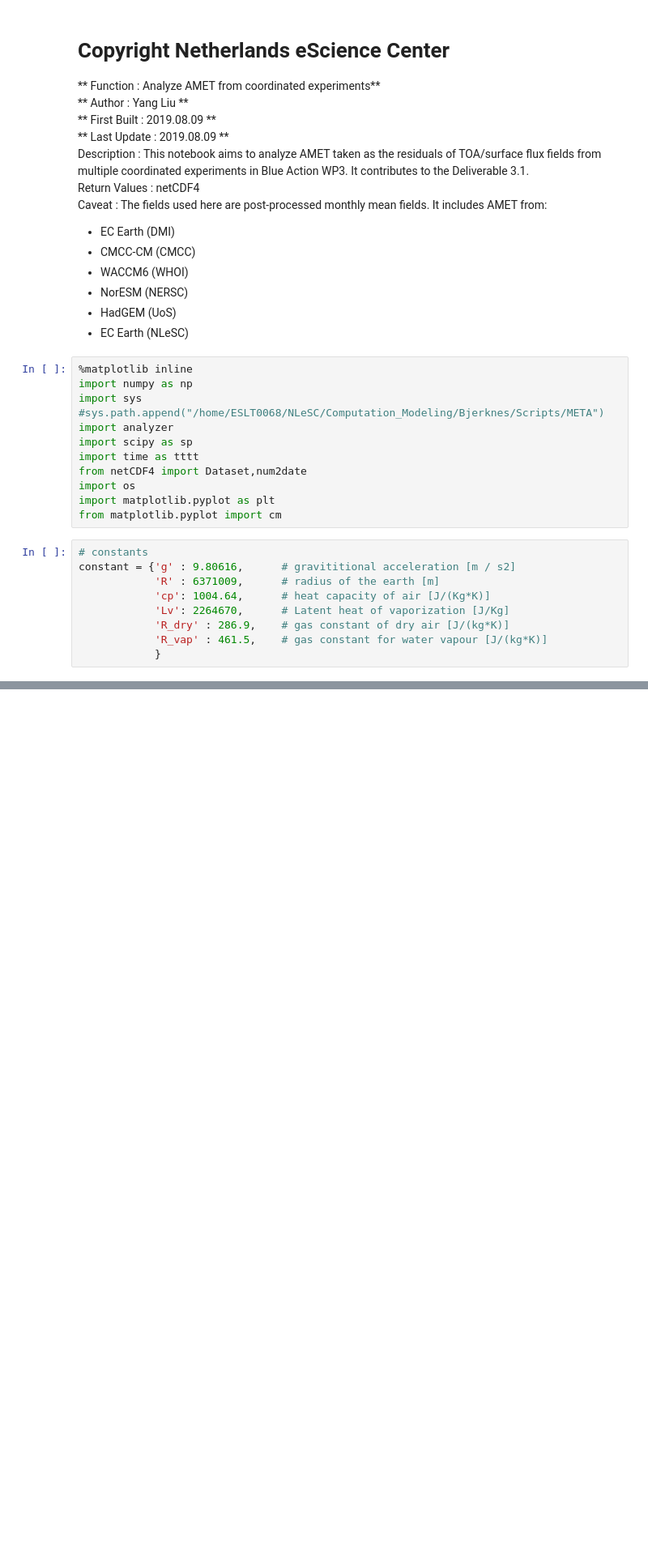
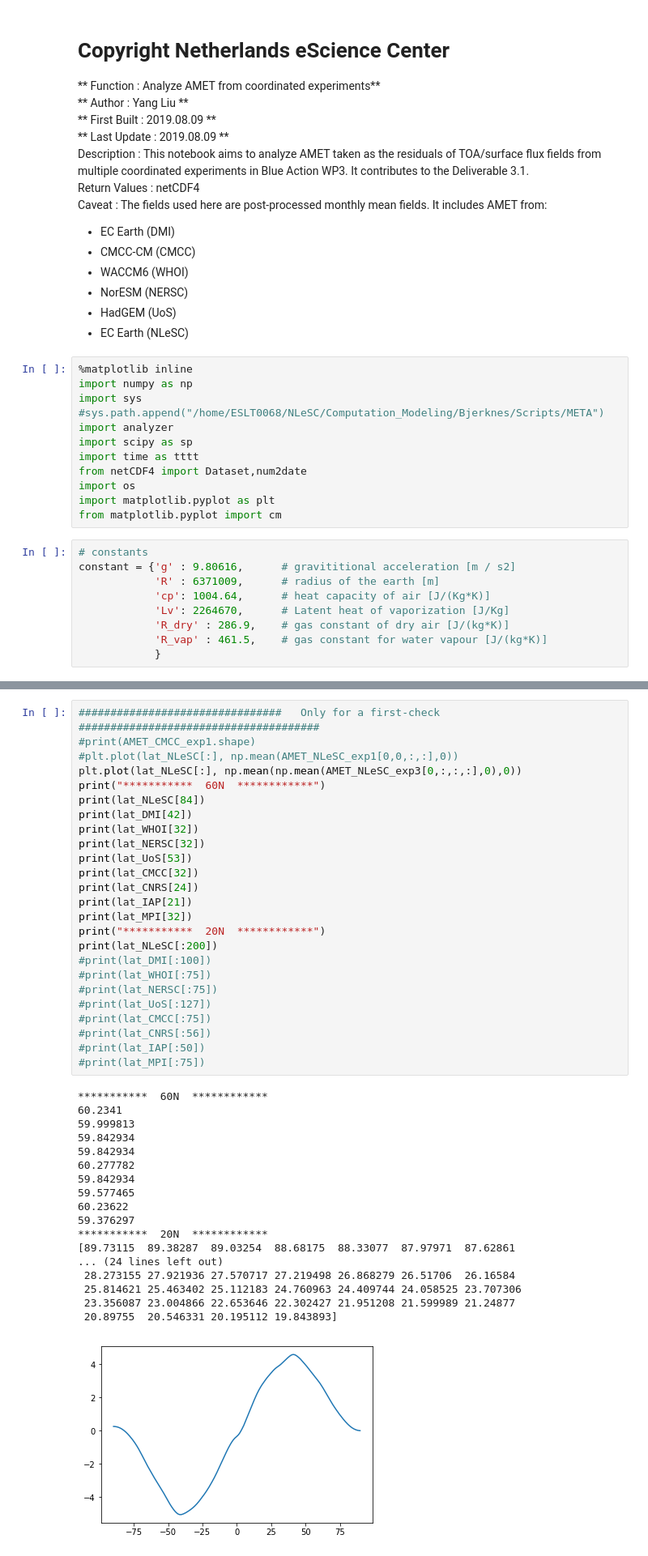
Before and after one commit to geek-yang/JointAnalysis, a Jupyter notebook: Analysis/AMET_analysis_series_report.ipynb, the cells around one changed output, grey strips where cells are left out. Shown at 81% size. Cells and saved outputs as stored; diff of their text form; blank space fills up the shorter version.

```diff
--- a/Analysis/AMET_analysis_series_report.ipynb
+++ b/Analysis/AMET_analysis_series_report.ipynb
@@ -36,0 +215,44 @@ constant = {'g' : 9.80616,      # gravititional acceleration [m / s2]
+# %%
+################################   Only for a first-check  ######################################
+#print(AMET_CMCC_exp1.shape)
+#plt.plot(lat_NLeSC[:], np.mean(AMET_NLeSC_exp1[0,0,:,:],0))
+plt.plot(lat_NLeSC[:], np.mean(np.mean(AMET_NLeSC_exp3[0,:,:,:],0),0))
+print("***********  60N  ************")
+print(lat_NLeSC[84])
+print(lat_DMI[42])
+print(lat_WHOI[32])
+print(lat_NERSC[32])
+print(lat_UoS[53])
+print(lat_CMCC[32])
+print(lat_CNRS[24])
+print(lat_IAP[21])
+print(lat_MPI[32])
+print("***********  20N  ************")
+print(lat_NLeSC[:200])
+#print(lat_DMI[:100])
+#print(lat_WHOI[:75])
+#print(lat_NERSC[:75])
+#print(lat_UoS[:127])
+#print(lat_CMCC[:75])
+#print(lat_CNRS[:56])
+#print(lat_IAP[:50])
+#print(lat_MPI[:75])
+# %% [output]
+***********  60N  ************
+60.2341
+59.999813
+59.842934
+59.842934
+60.277782
+59.842934
+59.577465
+60.23622
+59.376297
+***********  20N  ************
+[89.73115  89.38287  89.03254  88.68175  88.33077  87.97971  87.62861
+... (24 lines left out)
+ 28.273155 27.921936 27.570717 27.219498 26.868279 26.51706  26.16584
+ 25.814621 25.463402 25.112183 24.760963 24.409744 24.058525 23.707306
+ 23.356087 23.004866 22.653646 22.302427 21.951208 21.599989 21.24877
+ 20.89755  20.546331 20.195112 19.843893]
+[figure, added]
```
Also changed, not shown: parts of 17 cells of this notebook, 1 other file.
